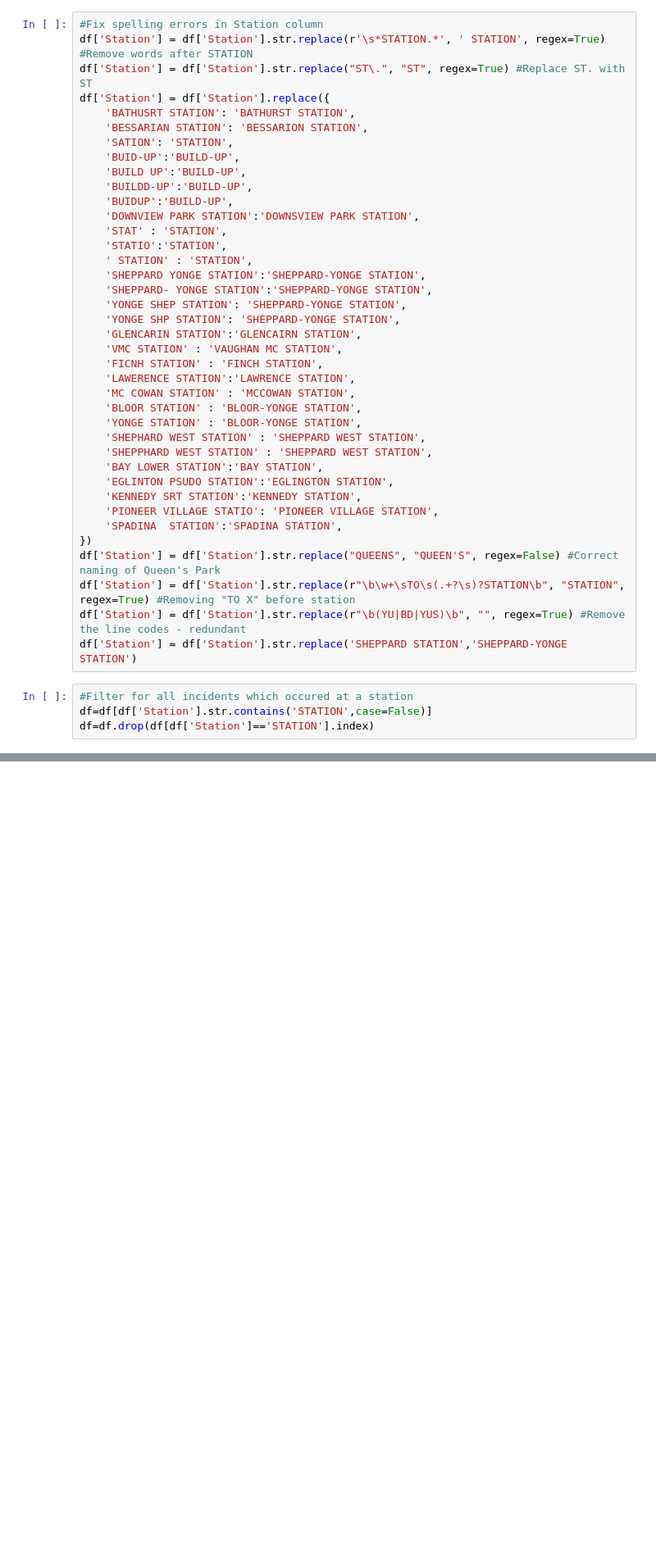
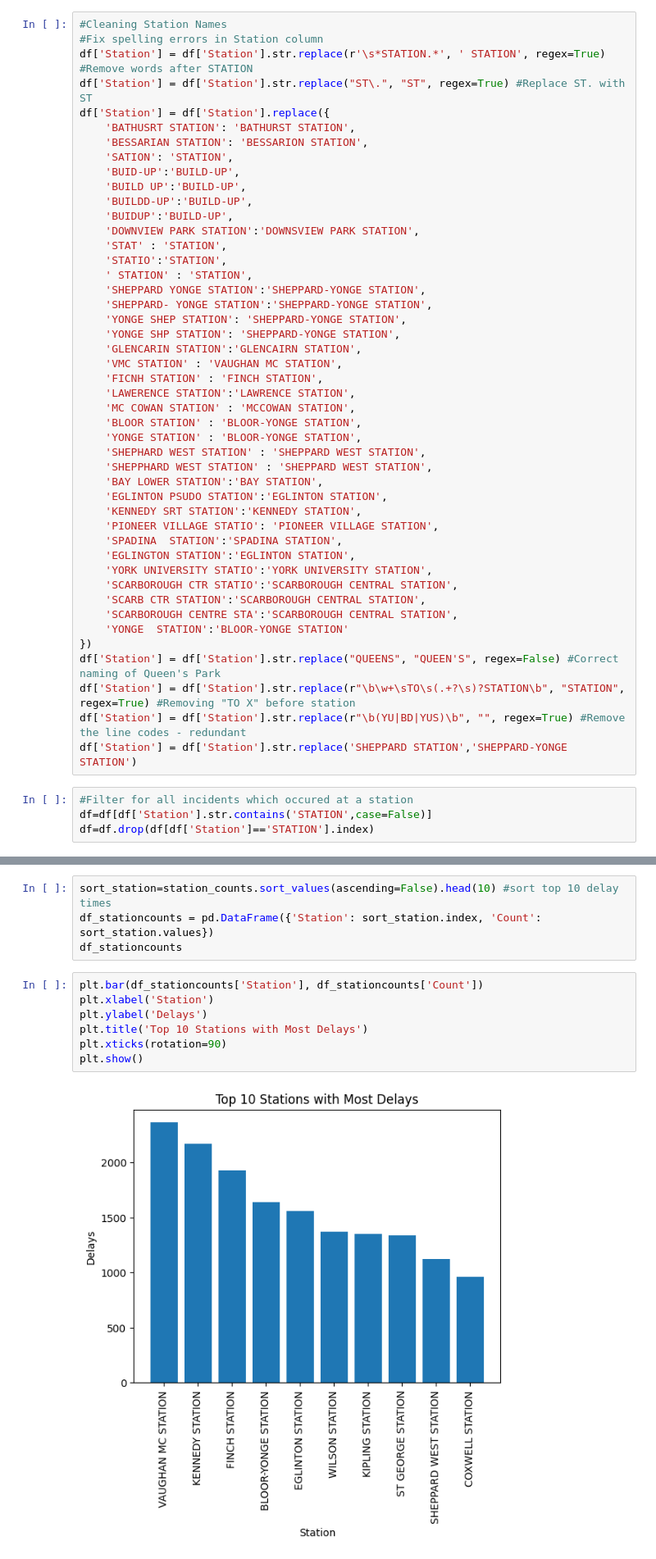
Before and after one commit to euan-nr/TTC-Incident-Reporting, a Jupyter notebook: TTC_Delays.ipynb, the cells around one changed output, grey strips where cells are left out. Shown at 82% size. Drawn from its saved outputs; the diff is of its cells as text; blank space fills up the shorter version.

```diff
--- a/TTC_Delays.ipynb
+++ b/TTC_Delays.ipynb
@@ -96,6 +110,7 @@ YOUNGE UNIVERSITY SPAD 1
 ZONE 1 1
 ZONE 2 1
 # %%
+#Cleaning Station Names
 #Fix spelling errors in Station column
 df['Station'] = df['Station'].str.replace(r'\s*STATION.*', ' STATION', regex=True) #Remove words after STATION
 df['Station'] = df['Station'].str.replace("ST\.", "ST", regex=True) #Replace ST. with ST
@@ -125,10 +140,16 @@ df['Station'] = df['Station'].replace({
     'SHEPHARD WEST STATION' : 'SHEPPARD WEST STATION',
     'SHEPPHARD WEST STATION' : 'SHEPPARD WEST STATION',
     'BAY LOWER STATION':'BAY STATION',
-    'EGLINTON PSUDO STATION':'EGLINGTON STATION',
+    'EGLINTON PSUDO STATION':'EGLINTON STATION',
     'KENNEDY SRT STATION':'KENNEDY STATION',
     'PIONEER VILLAGE STATIO': 'PIONEER VILLAGE STATION',
     'SPADINA  STATION':'SPADINA STATION',
+    'EGLINGTON STATION':'EGLINTON STATION',
+    'YORK UNIVERSITY STATIO':'YORK UNIVERSITY STATION',
+    'SCARBOROUGH CTR STATIO':'SCARBOROUGH CENTRAL STATION',
+    'SCARB CTR STATION':'SCARBOROUGH CENTRAL STATION',
+    'SCARBOROUGH CENTRE STA':'SCARBOROUGH CENTRAL STATION',
+    'YONGE  STATION':'BLOOR-YONGE STATION'
 })
 df['Station'] = df['Station'].str.replace("QUEENS", "QUEEN'S", regex=False) #Correct naming of Queen's Park
 df['Station'] = df['Station'].str.replace(r"\b\w+\sTO\s(.+?\s)?STATION\b", "STATION", regex=True) #Removing "TO X" before station
@@ -183,0 +177,13 @@ df
+# %%
+sort_station=station_counts.sort_values(ascending=False).head(10) #sort top 10 delay times
+df_stationcounts = pd.DataFrame({'Station': sort_station.index, 'Count': sort_station.values})
+df_stationcounts
+# %%
+plt.bar(df_stationcounts['Station'], df_stationcounts['Count'])
+plt.xlabel('Station')
+plt.ylabel('Delays')
+plt.title('Top 10 Stations with Most Delays')
+plt.xticks(rotation=90)
+plt.show()
+# %% [output]
+[figure, added]
```
Also changed, not shown: parts of 9 cells of this notebook.
